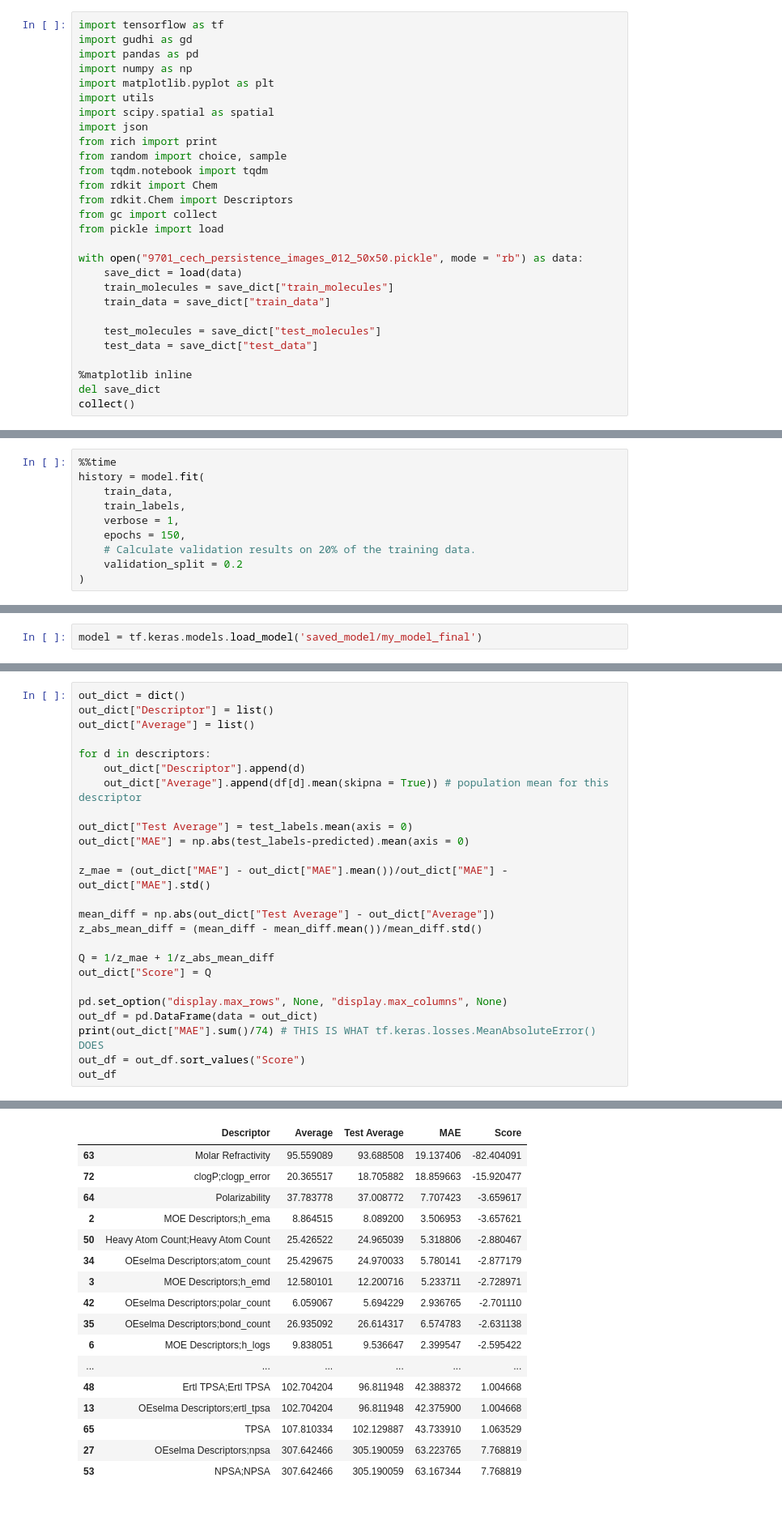
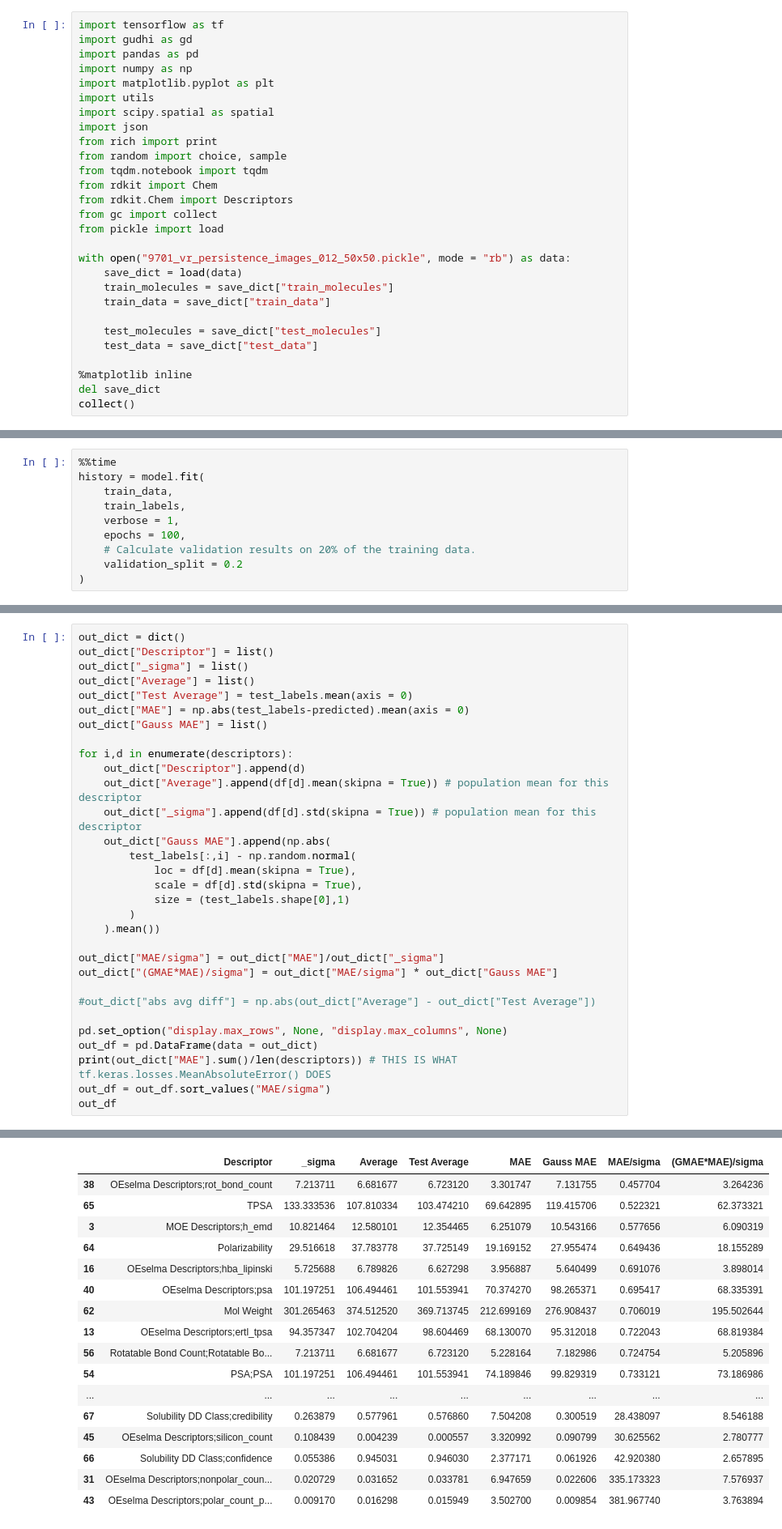
Before and after one commit to axean/mstda, a Jupyter notebook: desc_vec_predict_persistence_image_TRAIN.ipynb, the cells around one changed output, grey strips where cells are left out. Shown at 81% size. Saved outputs shown, nothing was run; the diff lists cells and outputs as text.

```diff
--- a/desc_vec_predict_persistence_image_TRAIN.ipynb
+++ b/desc_vec_predict_persistence_image_TRAIN.ipynb
@@ -20,7 +15,7 @@ from rdkit.Chem import Descriptors
 from gc import collect
 from pickle import load
 
-with open("9701_cech_persistence_images_012_50x50.pickle", mode = "rb") as data:
+with open("9701_vr_persistence_images_012_50x50.pickle", mode = "rb") as data:
     save_dict = load(data)
     train_molecules = save_dict["train_molecules"]
     train_data = save_dict["train_data"]
@@ -230,7 +218,7 @@ history = model.fit(
     train_data,
     train_labels,
     verbose = 1,
-    epochs = 150,
+    epochs = 100,
     # Calculate validation results on 20% of the training data.
     validation_split = 0.2
 )
@@ -292,2 +268,0 @@ Once deleted, variables cannot be recovered. Proceed (y/[n])? y
-# %%
-model = tf.keras.models.load_model('saved_model/my_model_final')
@@ -304,26 +273,32 @@ predicted = model.predict(test_data).reshape((test_data.shape[0],num_descriptors
 # %%
 out_dict = dict()
 out_dict["Descriptor"] = list()
+out_dict["_sigma"] = list()
 out_dict["Average"] = list()
+out_dict["Test Average"] = test_labels.mean(axis = 0)
+out_dict["MAE"] = np.abs(test_labels-predicted).mean(axis = 0)
+out_dict["Gauss MAE"] = list()
 
-for d in descriptors:
+for i,d in enumerate(descriptors):
     out_dict["Descriptor"].append(d)
     out_dict["Average"].append(df[d].mean(skipna = True)) # population mean for this descriptor
+    out_dict["_sigma"].append(df[d].std(skipna = True)) # population mean for this descriptor
+    out_dict["Gauss MAE"].append(np.abs(
+        test_labels[:,i] - np.random.normal(
+            loc = df[d].mean(skipna = True),
+            scale = df[d].std(skipna = True),
+            size = (test_labels.shape[0],1)
+        )
+    ).mean())
 
-out_dict["Test Average"] = test_labels.mean(axis = 0)
-out_dict["MAE"] = np.abs(test_labels-predicted).mean(axis = 0)
+out_dict["MAE/sigma"] = out_dict["MAE"]/out_dict["_sigma"]
+out_dict["(GMAE*MAE)/sigma"] = out_dict["MAE/sigma"] * out_dict["Gauss MAE"]
 
-z_mae = (out_dict["MAE"] - out_dict["MAE"].mean())/out_dict["MAE"] - out_dict["MAE"].std()
-
-mean_diff = np.abs(out_dict["Test Average"] - out_dict["Average"])
-z_abs_mean_diff = (mean_diff - mean_diff.mean())/mean_diff.std()
-
-Q = 1/z_mae + 1/z_abs_mean_diff
-out_dict["Score"] = Q
+#out_dict["abs avg diff"] = np.abs(out_dict["Average"] - out_dict["Test Average"])
 
 pd.set_option("display.max_rows", None, "display.max_columns", None)
 out_df = pd.DataFrame(data = out_dict)
-print(out_dict["MAE"].sum()/74) # THIS IS WHAT tf.keras.losses.MeanAbsoluteError() DOES
-out_df = out_df.sort_values("Score")
+print(out_dict["MAE"].sum()/len(descriptors)) # THIS IS WHAT tf.keras.losses.MeanAbsoluteError() DOES
+out_df = out_df.sort_values("MAE/sigma")
 out_df
 # %% [output]
@@ -331,18 +306,18 @@ out_df
-|  | Descriptor | Average | Test Average | MAE | Score |
-| 63 | Molar Refractivity | 95.559089 | 93.688508 | 19.137406 | -82.404091 |
-| 72 | clogP;clogp_error | 20.365517 | 18.705882 | 18.859663 | -15.920477 |
-| 64 | Polarizability | 37.783778 | 37.008772 | 7.707423 | -3.659617 |
-| 2 | MOE Descriptors;h_ema | 8.864515 | 8.089200 | 3.506953 | -3.657621 |
-| 50 | Heavy Atom Count;Heavy Atom Count | 25.426522 | 24.965039 | 5.318806 | -2.880467 |
-| 34 | OEselma Descriptors;atom_count | 25.429675 | 24.970033 | 5.780141 | -2.877179 |
-| 3 | MOE Descriptors;h_emd | 12.580101 | 12.200716 | 5.233711 | -2.728971 |
-| 42 | OEselma Descriptors;polar_count | 6.059067 | 5.694229 | 2.936765 | -2.701110 |
-| 35 | OEselma Descriptors;bond_count | 26.935092 | 26.614317 | 6.574783 | -2.631138 |
-| 6 | MOE Descriptors;h_logs | 9.838051 | 9.536647 | 2.399547 | -2.595422 |
-| ... | ... | ... | ... | ... | ... |
-| 48 | Ertl TPSA;Ertl TPSA | 102.704204 | 96.811948 | 42.388372 | 1.004668 |
-| 13 | OEselma Descriptors;ertl_tpsa | 102.704204 | 96.811948 | 42.375900 | 1.004668 |
-| 65 | TPSA | 107.810334 | 102.129887 | 43.733910 | 1.063529 |
-| 27 | OEselma Descriptors;npsa | 307.642466 | 305.190059 | 63.223765 | 7.768819 |
-| 53 | NPSA;NPSA | 307.642466 | 305.190059 | 63.167344 | 7.768819 |
+|  | Descriptor | _sigma | Average | Test Average | MAE | Gauss MAE | MAE/sigma | (GMAE*MAE)/sigma |
+| 38 | OEselma Descriptors;rot_bond_count | 7.213711 | 6.681677 | 6.723120 | 3.301747 | 7.131755 | 0.457704 | 3.264236 |
+| 65 | TPSA | 133.333536 | 107.810334 | 103.474210 | 69.642895 | 119.415706 | 0.522321 | 62.373321 |
+| 3 | MOE Descriptors;h_emd | 10.821464 | 12.580101 | 12.354465 | 6.251079 | 10.543166 | 0.577656 | 6.090319 |
+| 64 | Polarizability | 29.516618 | 37.783778 | 37.725149 | 19.169152 | 27.955474 | 0.649436 | 18.155289 |
+| 16 | OEselma Descriptors;hba_lipinski | 5.725688 | 6.789826 | 6.627298 | 3.956887 | 5.640499 | 0.691076 | 3.898014 |
+| 40 | OEselma Descriptors;psa | 101.197251 | 106.494461 | 101.553941 | 70.374270 | 98.265371 | 0.695417 | 68.335391 |
+| 62 | Mol Weight | 301.265463 | 374.512520 | 369.713745 | 212.699169 | 276.908437 | 0.706019 | 195.502644 |
+| 13 | OEselma Descriptors;ertl_tpsa | 94.357347 | 102.704204 | 98.604469 | 68.130070 | 95.312018 | 0.722043 | 68.819384 |
+| 56 | Rotatable Bond Count;Rotatable Bo... | 7.213711 | 6.681677 | 6.723120 | 5.228164 | 7.182986 | 0.724754 | 5.205896 |
+| 54 | PSA;PSA | 101.197251 | 106.494461 | 101.553941 | 74.189846 | 99.829319 | 0.733121 | 73.186986 |
+| ... | ... | ... | ... | ... | ... | ... | ... | ... |
+| 67 | Solubility DD Class;credibility | 0.263879 | 0.577961 | 0.576860 | 7.504208 | 0.300519 | 28.438097 | 8.546188 |
+| 45 | OEselma Descriptors;silicon_count | 0.108439 | 0.004239 | 0.000557 | 3.320992 | 0.090799 | 30.625562 | 2.780777 |
+| 66 | Solubility DD Class;confidence | 0.055386 | 0.945031 | 0.946030 | 2.377171 | 0.061926 | 42.920380 | 2.657895 |
+| 31 | OEselma Descriptors;nonpolar_coun... | 0.020729 | 0.031652 | 0.033781 | 6.947659 | 0.022606 | 335.173323 | 7.576937 |
+| 43 | OEselma Descriptors;polar_count_p... | 0.009170 | 0.016298 | 0.015949 | 3.502700 | 0.009854 | 381.967740 | 3.763894 |
 # %%
```
Also changed, not shown: parts of 17 cells of this notebook, 19 other files.
